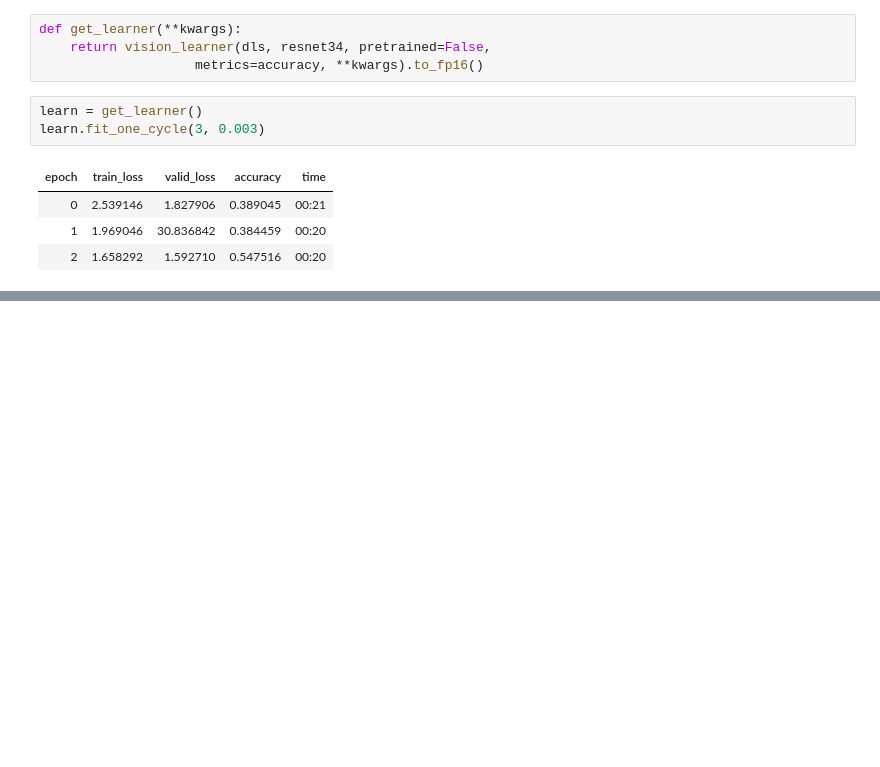
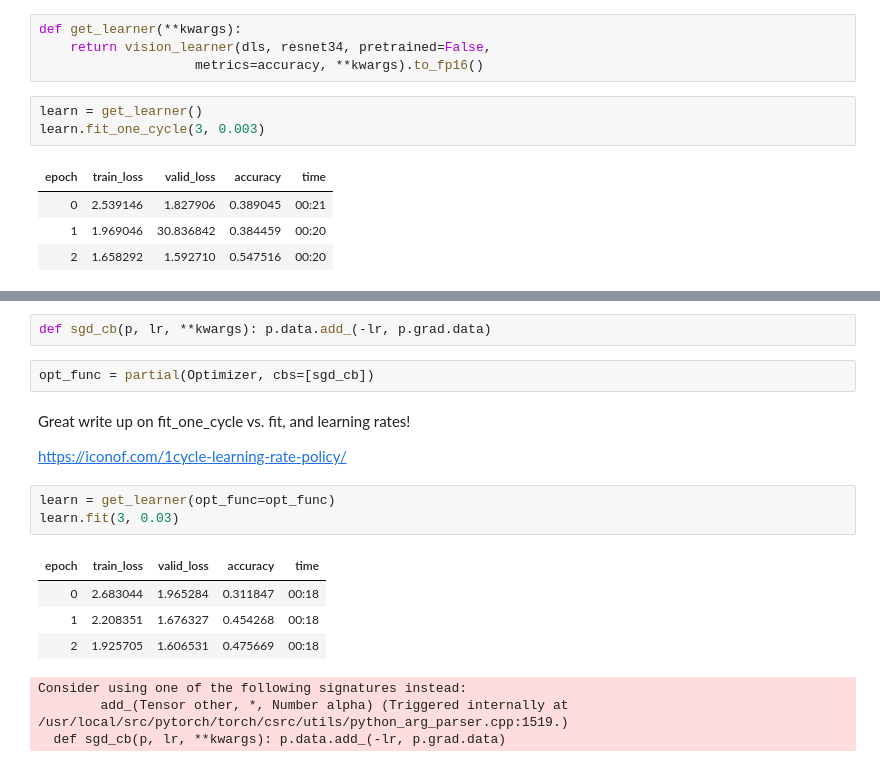
Before and after one commit to flyinacres/fastai-coursework, a Jupyter notebook: fast-16.ipynb, the cells around one changed output, grey strips where cells are left out. Drawn from its saved outputs; the diff is of its cells as text; blank space fills up the shorter version.

```diff
--- a/fast-16.ipynb
+++ b/fast-16.ipynb
@@ -97,0 +162,19 @@ learn.fit_one_cycle(3, 0.003)
+# %%
+def sgd_cb(p, lr, **kwargs): p.data.add_(-lr, p.grad.data)
+# %%
+opt_func = partial(Optimizer, cbs=[sgd_cb])
+# %% [markdown]
+Great write up on fit_one_cycle vs. fit, and learning rates!
+
+https://iconof.com/1cycle-learning-rate-policy/
+# %%
+learn = get_learner(opt_func=opt_func)
+learn.fit(3, 0.03)
+# %% [output]
+| epoch | train_loss | valid_loss | accuracy | time |
+| 0 | 2.683044 | 1.965284 | 0.311847 | 00:18 |
+| 1 | 2.208351 | 1.676327 | 0.454268 | 00:18 |
+| 2 | 1.925705 | 1.606531 | 0.475669 | 00:18 |
+Consider using one of the following signatures instead:
+        add_(Tensor other, *, Number alpha) (Triggered internally at /usr/local/src/pytorch/torch/csrc/utils/python_arg_parser.cpp:1519.)
+  def sgd_cb(p, lr, **kwargs): p.data.add_(-lr, p.grad.data)
```
Also changed, not shown: parts of 6 cells of this notebook.
